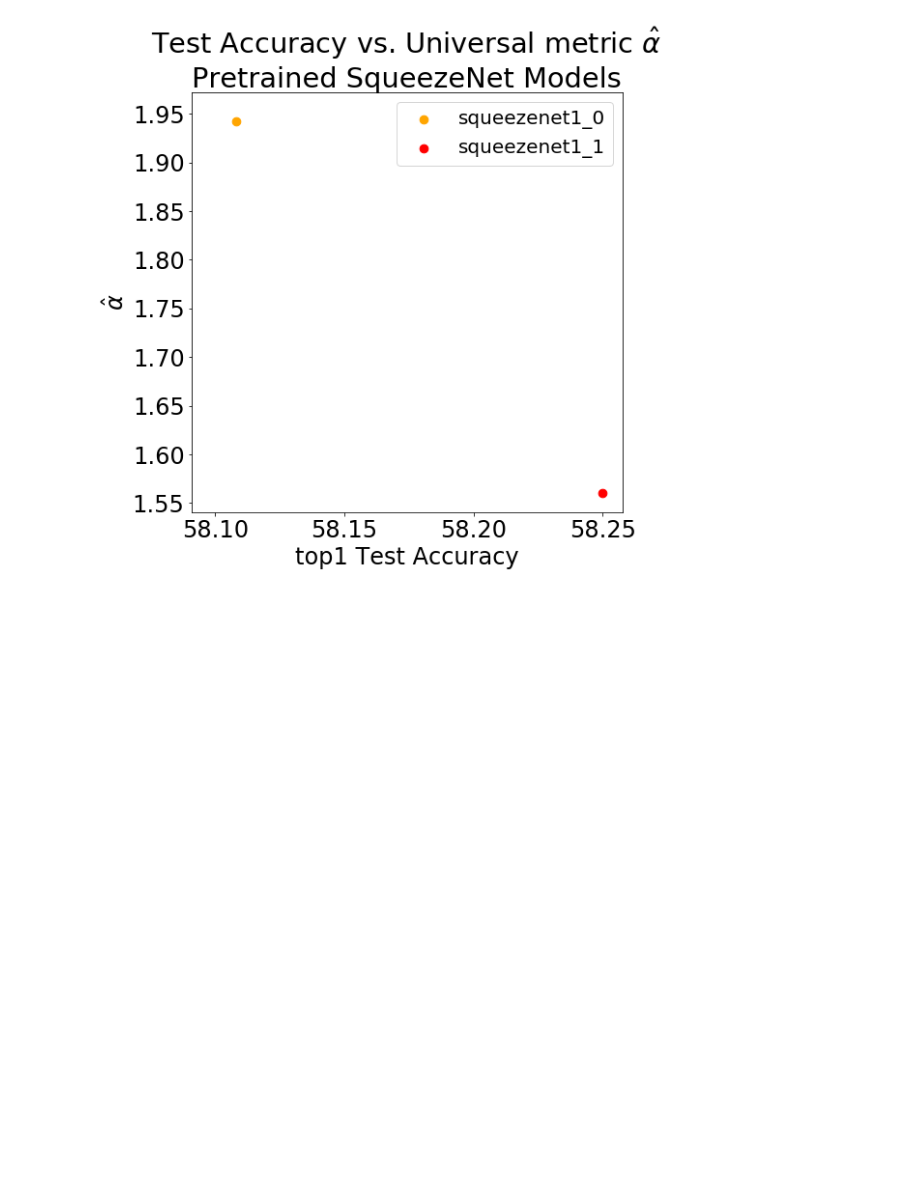
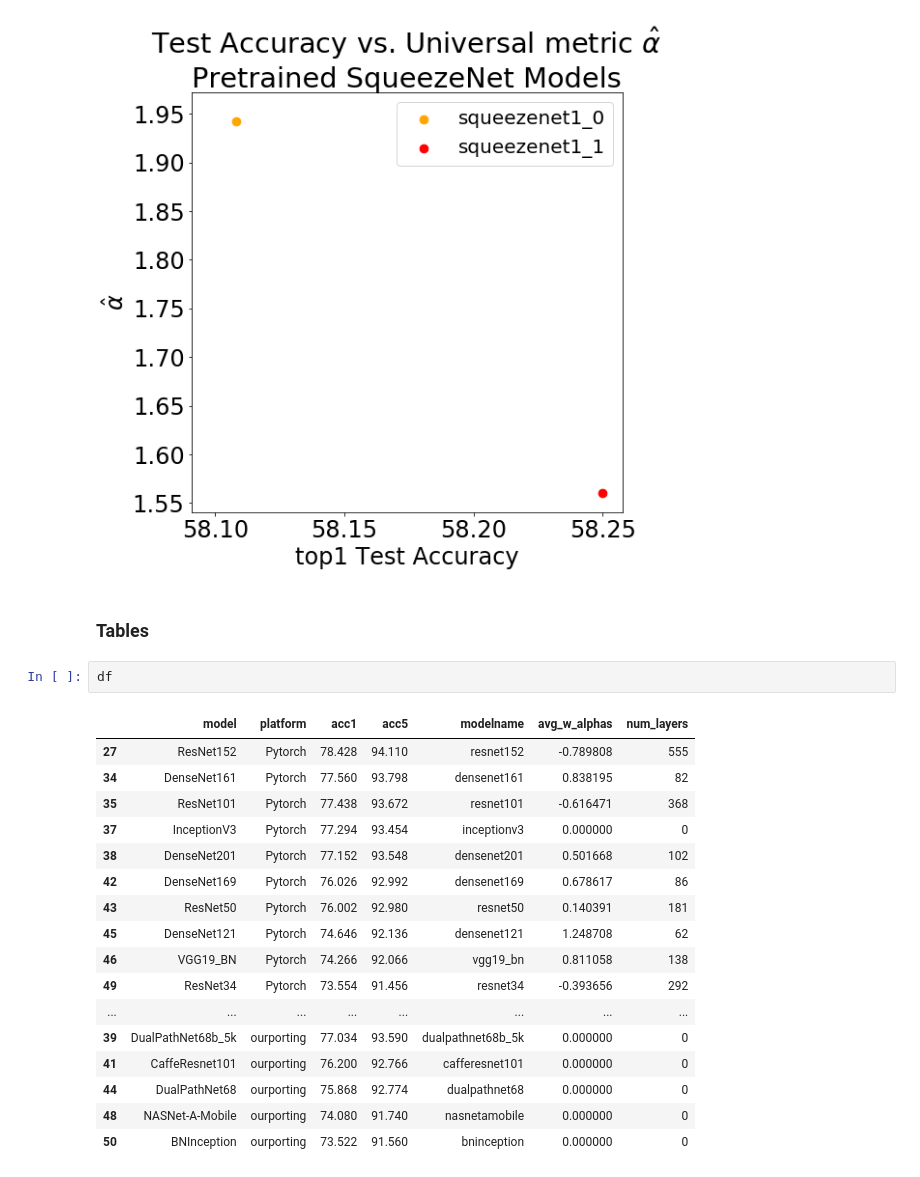
Before and after one commit to CalculatedContent/PredictingTestAccuracies, a Jupyter notebook: pyTorch-models-Accuracies-WeightedAlphas.ipynb, the cells around one changed output. Drawn from its saved outputs; the diff is of its cells as text; blank space fills up the shorter version.

Commit message:
tables added

```diff
--- a/pyTorch-models-Accuracies-WeightedAlphas.ipynb
+++ b/pyTorch-models-Accuracies-WeightedAlphas.ipynb
@@ -544,3 +544,25 @@ plt.savefig("img/squeezenet-pytorch-w_alphas.png")
 squeezenet1_0
 squeezenet1_1
 [figure]
+# %% [markdown]
+### Tables
+# %%
+df
+# %% [output]
+|  | model | platform | acc1 | acc5 | modelname | avg_w_alphas | num_layers |
+| 27 | ResNet152 | Pytorch | 78.428 | 94.110 | resnet152 | -0.789808 | 555 |
+| 34 | DenseNet161 | Pytorch | 77.560 | 93.798 | densenet161 | 0.838195 | 82 |
+| 35 | ResNet101 | Pytorch | 77.438 | 93.672 | resnet101 | -0.616471 | 368 |
+| 37 | InceptionV3 | Pytorch | 77.294 | 93.454 | inceptionv3 | 0.000000 | 0 |
+| 38 | DenseNet201 | Pytorch | 77.152 | 93.548 | densenet201 | 0.501668 | 102 |
+| 42 | DenseNet169 | Pytorch | 76.026 | 92.992 | densenet169 | 0.678617 | 86 |
+| 43 | ResNet50 | Pytorch | 76.002 | 92.980 | resnet50 | 0.140391 | 181 |
+| 45 | DenseNet121 | Pytorch | 74.646 | 92.136 | densenet121 | 1.248708 | 62 |
+| 46 | VGG19_BN | Pytorch | 74.266 | 92.066 | vgg19_bn | 0.811058 | 138 |
+| 49 | ResNet34 | Pytorch | 73.554 | 91.456 | resnet34 | -0.393656 | 292 |
+| ... | ... | ... | ... | ... | ... | ... | ... |
+| 39 | DualPathNet68b_5k | ourporting | 77.034 | 93.590 | dualpathnet68b_5k | 0.000000 | 0 |
+| 41 | CaffeResnet101 | ourporting | 76.200 | 92.766 | cafferesnet101 | 0.000000 | 0 |
+| 44 | DualPathNet68 | ourporting | 75.868 | 92.774 | dualpathnet68 | 0.000000 | 0 |
+| 48 | NASNet-A-Mobile | ourporting | 74.080 | 91.740 | nasnetamobile | 0.000000 | 0 |
+| 50 | BNInception | ourporting | 73.522 | 91.560 | bninception | 0.000000 | 0 |
```
Also changed, not shown: parts of 2 cells of this notebook, 3 other files.
